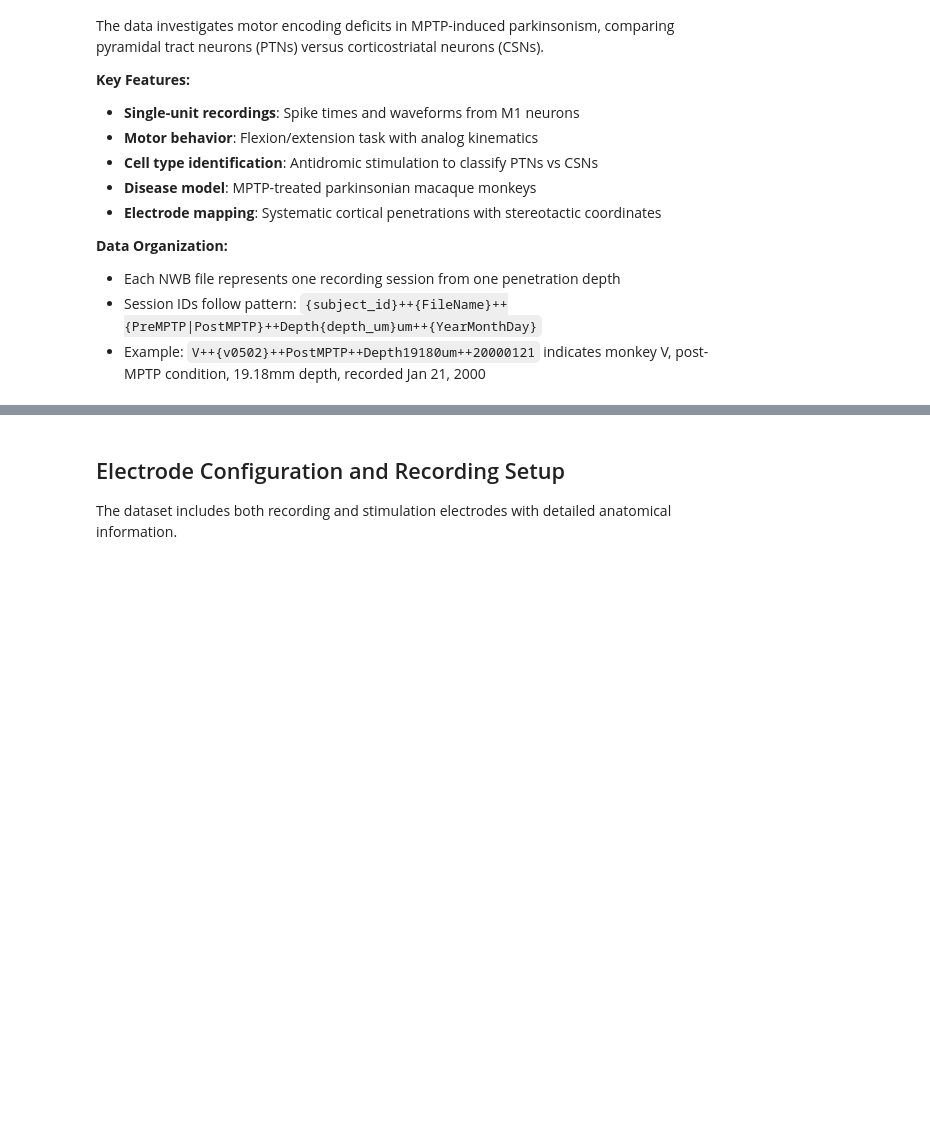
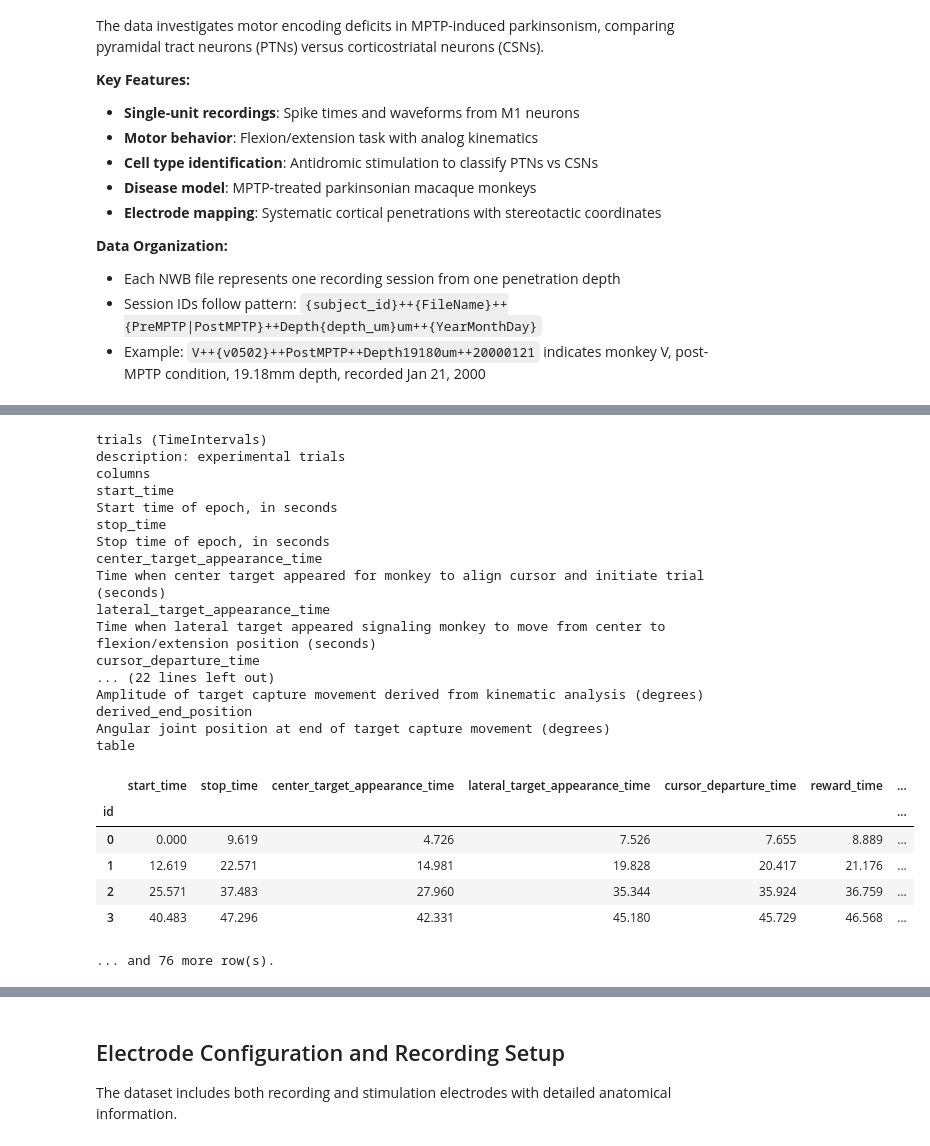
Before and after one commit to catalystneuro/turner-lab-to-nwb, a Jupyter notebook: notebooks/turner_m1_usage.ipynb, the cells around one changed output, grey strips where cells are left out. Saved outputs shown, nothing was run; the diff lists cells and outputs as text; code cells hidden in the pictures; blank space fills up the shorter version.

```diff
--- a/notebooks/turner_m1_usage.ipynb
+++ b/notebooks/turner_m1_usage.ipynb
@@ -64,0 +92,27 @@ Fields:
+# %%
+nwbfile.trials
+# %% [output]
+trials (TimeIntervals)
+description: experimental trials
+columns
+start_time
+Start time of epoch, in seconds
+stop_time
+Stop time of epoch, in seconds
+center_target_appearance_time
+Time when center target appeared for monkey to align cursor and initiate trial (seconds)
+lateral_target_appearance_time
+Time when lateral target appeared signaling monkey to move from center to flexion/extension position (seconds)
+cursor_departure_time
+... (22 lines left out)
+Amplitude of target capture movement derived from kinematic analysis (degrees)
+derived_end_position
+Angular joint position at end of target capture movement (degrees)
+table
+|  | start_time | stop_time | center_target_appearance_time | lateral_target_appearance_time | cursor_departure_time | reward_time | ... |
+| id |  |  |  |  |  |  | ... |
+| 0 | 0.000 | 9.619 | 4.726 | 7.526 | 7.655 | 8.889 | ... |
+| 1 | 12.619 | 22.571 | 14.981 | 19.828 | 20.417 | 21.176 | ... |
+| 2 | 25.571 | 37.483 | 27.960 | 35.344 | 35.924 | 36.759 | ... |
+| 3 | 40.483 | 47.296 | 42.331 | 45.180 | 45.729 | 46.568 | ... |
+... and 76 more row(s).
```
Also changed, not shown: parts of 14 cells of this notebook, 4 other files.
